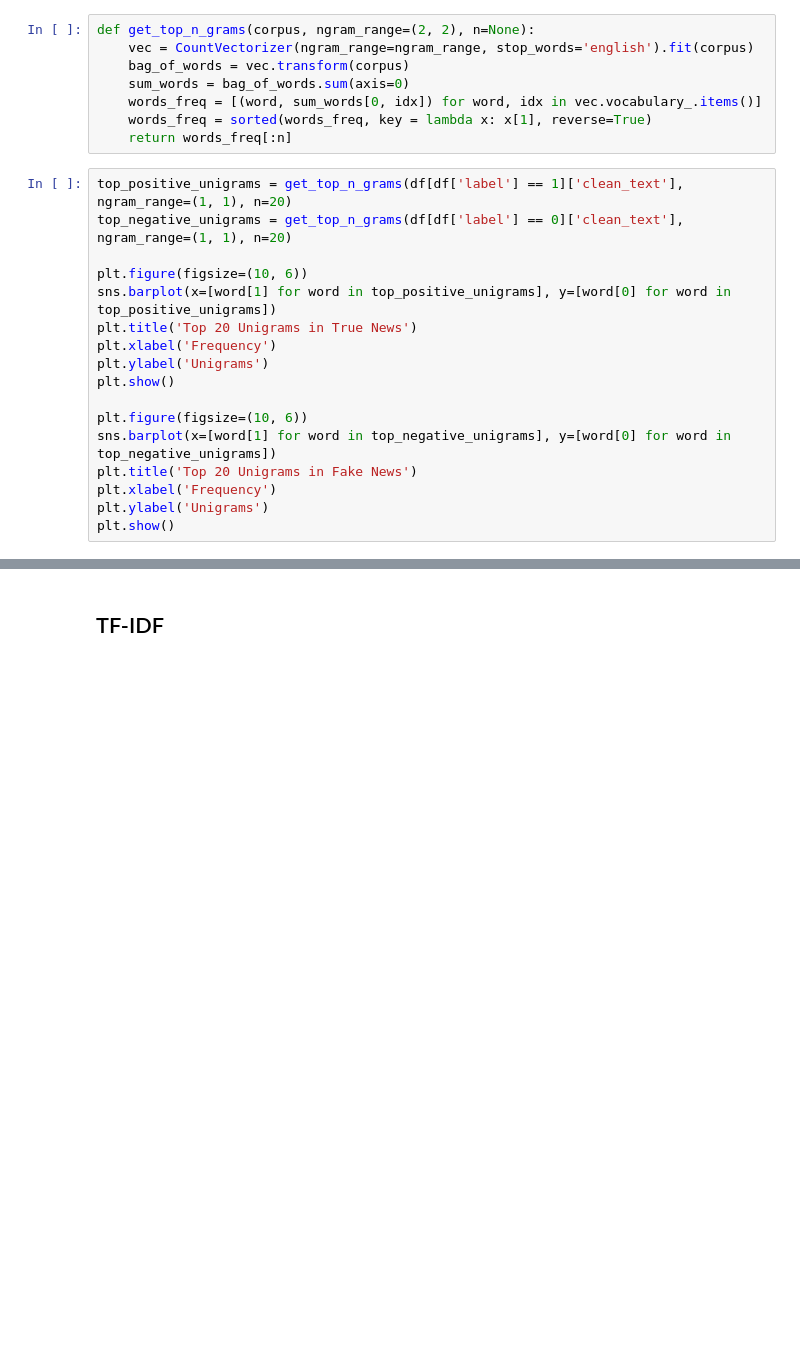
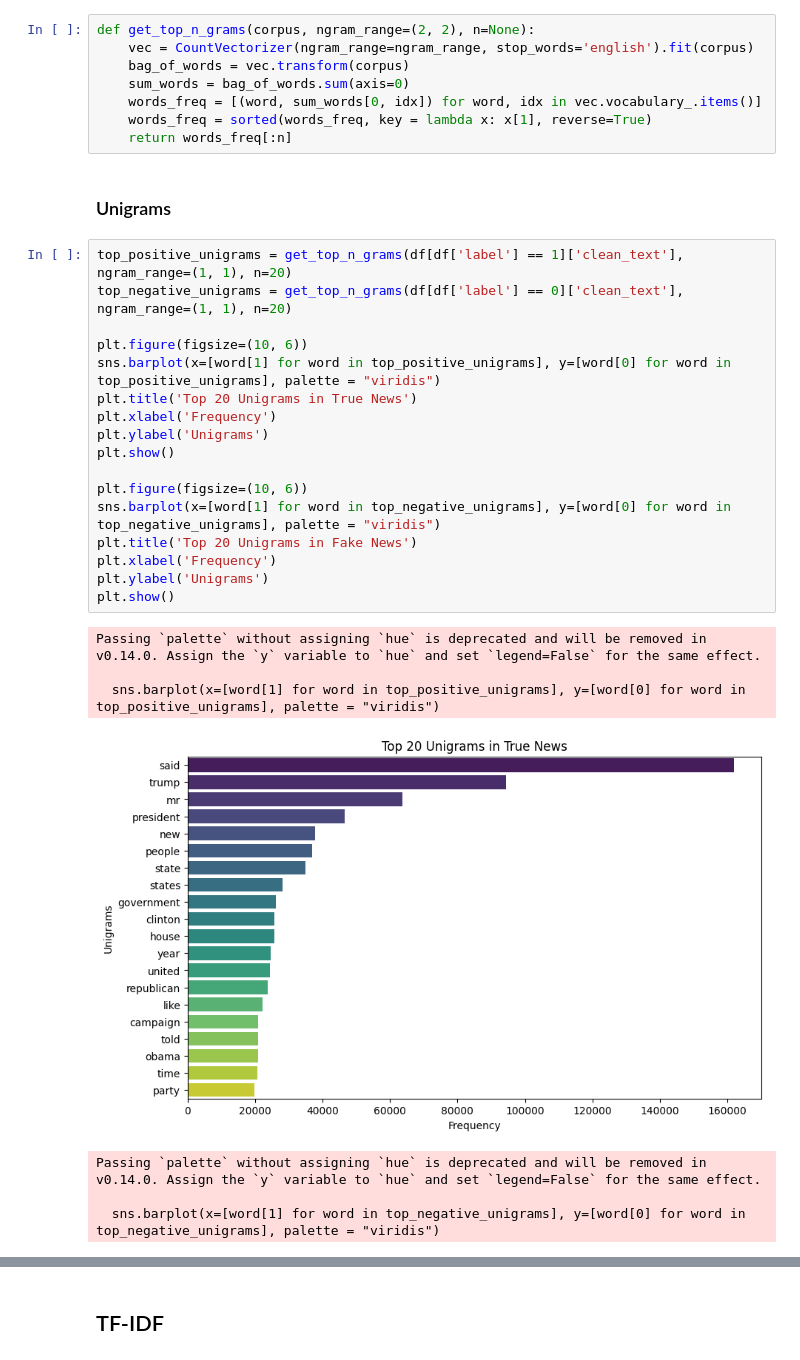
Before and after one commit to quynhanh0124/fake-news-detection, a Jupyter notebook: main_final_nlp.ipynb, the cells around one changed output, grey strips where cells are left out. Saved outputs shown, nothing was run; the diff lists cells and outputs as text; blank space fills up the shorter version.

```diff
--- a/main_final_nlp.ipynb
+++ b/main_final_nlp.ipynb
@@ -421,20 +617,30 @@ def get_top_n_grams(corpus, ngram_range=(2, 2), n=None):
     words_freq = [(word, sum_words[0, idx]) for word, idx in vec.vocabulary_.items()]
     words_freq = sorted(words_freq, key = lambda x: x[1], reverse=True)
     return words_freq[:n]
+# %% [markdown]
+### Unigrams
 # %%
 top_positive_unigrams = get_top_n_grams(df[df['label'] == 1]['clean_text'], ngram_range=(1, 1), n=20)
 top_negative_unigrams = get_top_n_grams(df[df['label'] == 0]['clean_text'], ngram_range=(1, 1), n=20)
 
 plt.figure(figsize=(10, 6))
-sns.barplot(x=[word[1] for word in top_positive_unigrams], y=[word[0] for word in top_positive_unigrams])
+sns.barplot(x=[word[1] for word in top_positive_unigrams], y=[word[0] for word in top_positive_unigrams], palette = "viridis")
 plt.title('Top 20 Unigrams in True News')
 plt.xlabel('Frequency')
 plt.ylabel('Unigrams')
 plt.show()
 
 plt.figure(figsize=(10, 6))
-sns.barplot(x=[word[1] for word in top_negative_unigrams], y=[word[0] for word in top_negative_unigrams])
+sns.barplot(x=[word[1] for word in top_negative_unigrams], y=[word[0] for word in top_negative_unigrams], palette = "viridis")
 plt.title('Top 20 Unigrams in Fake News')
 plt.xlabel('Frequency')
 plt.ylabel('Unigrams')
 plt.show()
+# %% [output]
+Passing `palette` without assigning `hue` is deprecated and will be removed in v0.14.0. Assign the `y` variable to `hue` and set `legend=False` for the same effect.
+
+  sns.barplot(x=[word[1] for word in top_positive_unigrams], y=[word[0] for word in top_positive_unigrams], palette = "viridis")
+[figure, added]
+Passing `palette` without assigning `hue` is deprecated and will be removed in v0.14.0. Assign the `y` variable to `hue` and set `legend=False` for the same effect.
+
+  sns.barplot(x=[word[1] for word in top_negative_unigrams], y=[word[0] for word in top_negative_unigrams], palette = "viridis")
```
Also changed, not shown: parts of 170 cells of this notebook, 1 other file.
